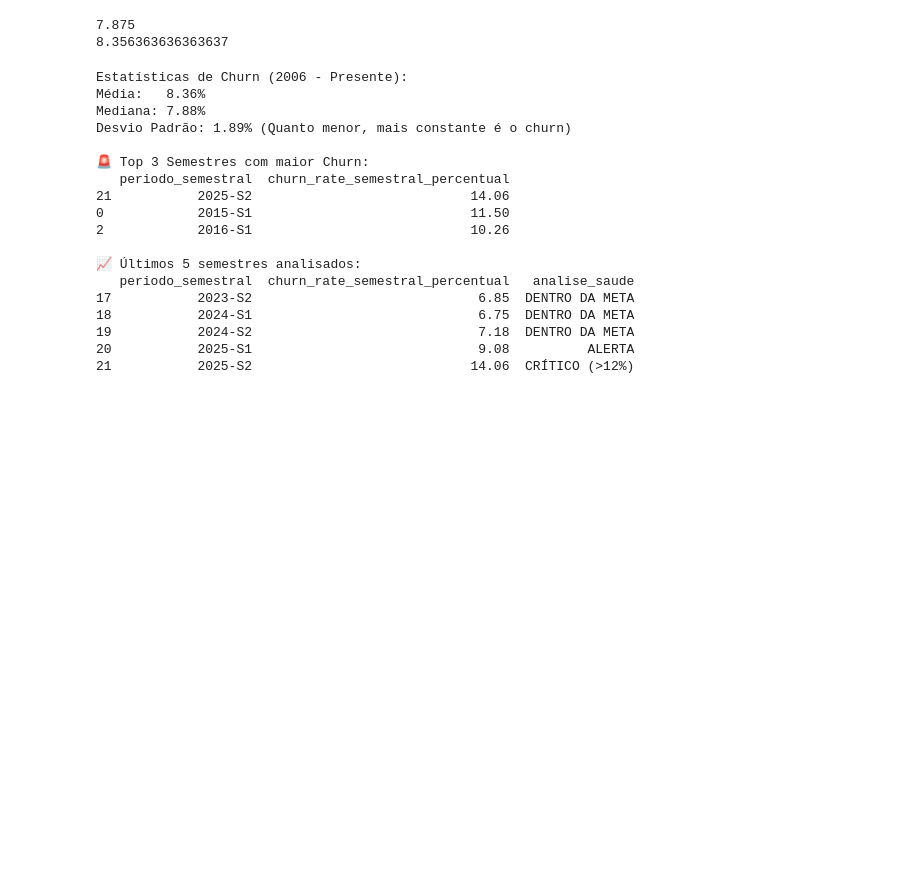
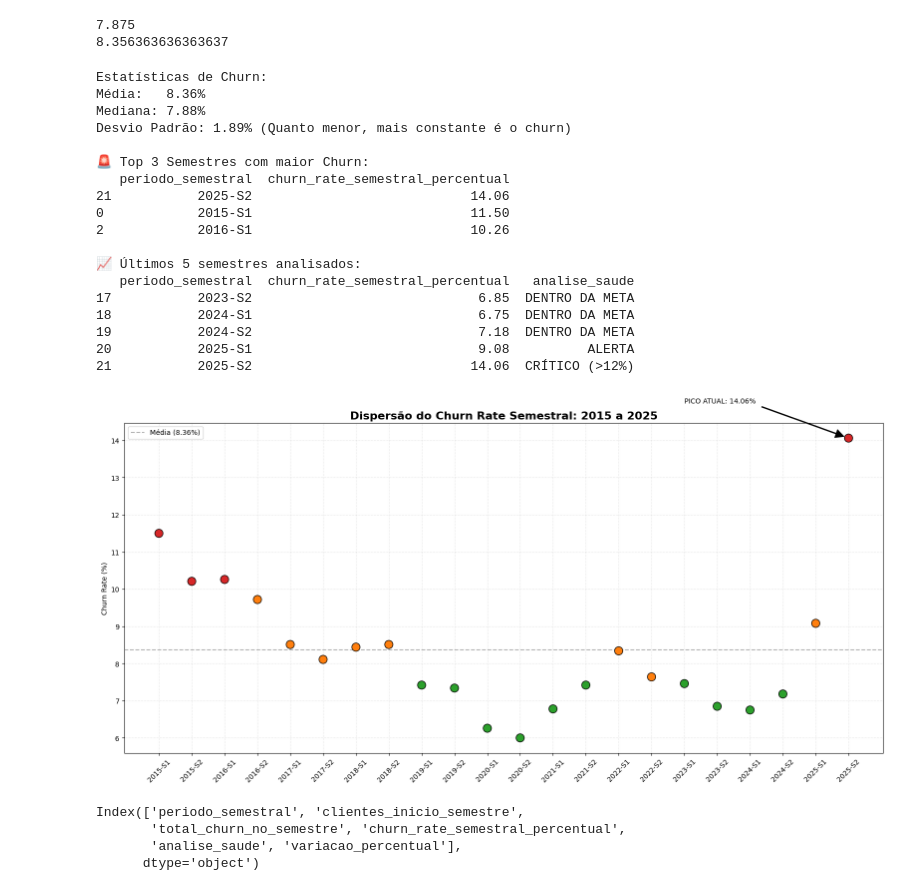
Before and after one commit to fabiopimentel21/customer-retention-analytics, a Jupyter notebook: analise-chunr-clientes/churn-clientes-semestral.ipynb, the cells around one changed output. Saved outputs shown, nothing was run; the diff lists cells and outputs as text; code cells hidden in the pictures; blank space fills up the shorter version.

Commit message:
analise de dispersão semestral

```diff
--- a/analise-chunr-clientes/churn-clientes-semestral.ipynb
+++ b/analise-chunr-clientes/churn-clientes-semestral.ipynb
@@ -194,7 +194,7 @@ media_semestral = df_churn_semestral['churn_rate_semestral_percentual'].mean()
 mediana_semestral = df_churn_semestral['churn_rate_semestral_percentual'].median()
 desvio_padrao = df_churn_semestral['churn_rate_semestral_percentual'].std()
 
-print(f"Estatísticas de Churn (2006 - Presente):")
+print(f"Estatísticas de Churn:")
 print(f"Média:   {media_semestral:.2f}%")
 print(f"Mediana: {mediana_semestral:.2f}%")
 print(f"Desvio Padrão: {desvio_padrao:.2f}% (Quanto menor, mais constante é o churn)")
@@ -210,7 +210,7 @@ df_churn_semestral['variacao_percentual'] = df_churn_semestral['churn_rate_semes
 print("\n📈 Últimos 5 semestres analisados:")
 print(df_churn_semestral[['periodo_semestral', 'churn_rate_semestral_percentual', 'analise_saude']].tail())
 # %% [output]
-Estatísticas de Churn (2006 - Presente):
+Estatísticas de Churn:
 Média:   8.36%
 Mediana: 7.88%
 Desvio Padrão: 1.89% (Quanto menor, mais constante é o churn)
@@ -228,3 +228,66 @@ Desvio Padrão: 1.89% (Quanto menor, mais constante é o churn)
 19           2024-S2                             7.18  DENTRO DA META
 20           2025-S1                             9.08          ALERTA
 21           2025-S2                            14.06  CRÍTICO (>12%)
+# %%
+import pandas as pd
+import matplotlib.pyplot as plt
+
+# 1. Carregando os dados exatamente como na sua imagem
+data = {
+    'periodo_semestral': [
+        '2015-S1', '2015-S2', '2016-S1', '2016-S2', '2017-S1', '2017-S2',
+        '2018-S1', '2018-S2', '2019-S1', '2019-S2', '2020-S1', '2020-S2',
+        '2021-S1', '2021-S2', '2022-S1', '2022-S2', '2023-S1', '2023-S2',
+        '2024-S1', '2024-S2', '2025-S1', '2025-S2'
+    ],
+    'churn_rate': [
+        11.50, 10.21, 10.26, 9.72, 8.51, 8.11, 8.44, 8.51, 7.42, 7.34,
+        6.26, 6.00, 6.78, 7.42, 8.34, 7.64, 7.46, 6.85, 6.75, 7.18, 9.08, 14.06
+    ],
+    'analise_saude': [
+        'CRÍTICO (>12%)', 'CRÍTICO (>12%)', 'CRÍTICO (>12%)', 'ALERTA', 'ALERTA', 'ALERTA',
+        'ALERTA', 'ALERTA', 'DENTRO DA META', 'DENTRO DA META', 'DENTRO DA META', 'DENTRO DA META',
+        'DENTRO DA META', 'DENTRO DA META', 'ALERTA', 'ALERTA', 'DENTRO DA META', 'DENTRO DA META',
+        'DENTRO DA META', 'DENTRO DA META', 'ALERTA', 'CRÍTICO (>12%)'
+    ]
+}
+
+df_final = pd.DataFrame(data)
+
+# 2. Configurando as cores baseadas no status de saúde
+cores_map = {
+    'DENTRO DA META': '#2ca02c', # Verde
+    'ALERTA': '#ff7f0e',         # Laranja
+    'CRÍTICO (>12%)': '#d62728'   # Vermelho
+}
+cores = df_final['analise_saude'].map(cores_map)
+
+# 3. Criando o gráfico
+plt.figure(figsize=(16, 8))
+plt.scatter(df_final['periodo_semestral'], df_final['churn_rate'], c=cores, s=140, edgecolors='black', zorder=3)
+
+# Linha da Média Histórica
+plt.axhline(y=8.36, color='gray', linestyle='--', alpha=0.6, label='Média (8.36%)')
+
+# Estilização
+plt.title('Dispersão do Churn Rate Semestral: 2015 a 2025', fontsize=16, fontweight='bold')
+plt.xticks(rotation=45)
+plt.ylabel('Churn Rate (%)')
+plt.grid(True, linestyle=':', alpha=0.5)
+
+# Destacar o ponto atual
+plt.annotate(f'PICO ATUAL: 14.06%', xy=('2025-S2', 14.06), xytext=('2023-S1', 15),
+             arrowprops=dict(facecolor='black', shrink=0.05, width=1))
+
+plt.legend()
+plt.tight_layout()
+plt.show()
+# %% [output]
+[figure, added]
+# %%
+df_churn_semestral.columns
+# %% [output]
+Index(['periodo_semestral', 'clientes_inicio_semestre',
+       'total_churn_no_semestre', 'churn_rate_semestral_percentual',
+       'analise_saude', 'variacao_percentual'],
+      dtype='object')
```
Also changed, not shown: parts of 1 cell of this notebook, 1 other file.
